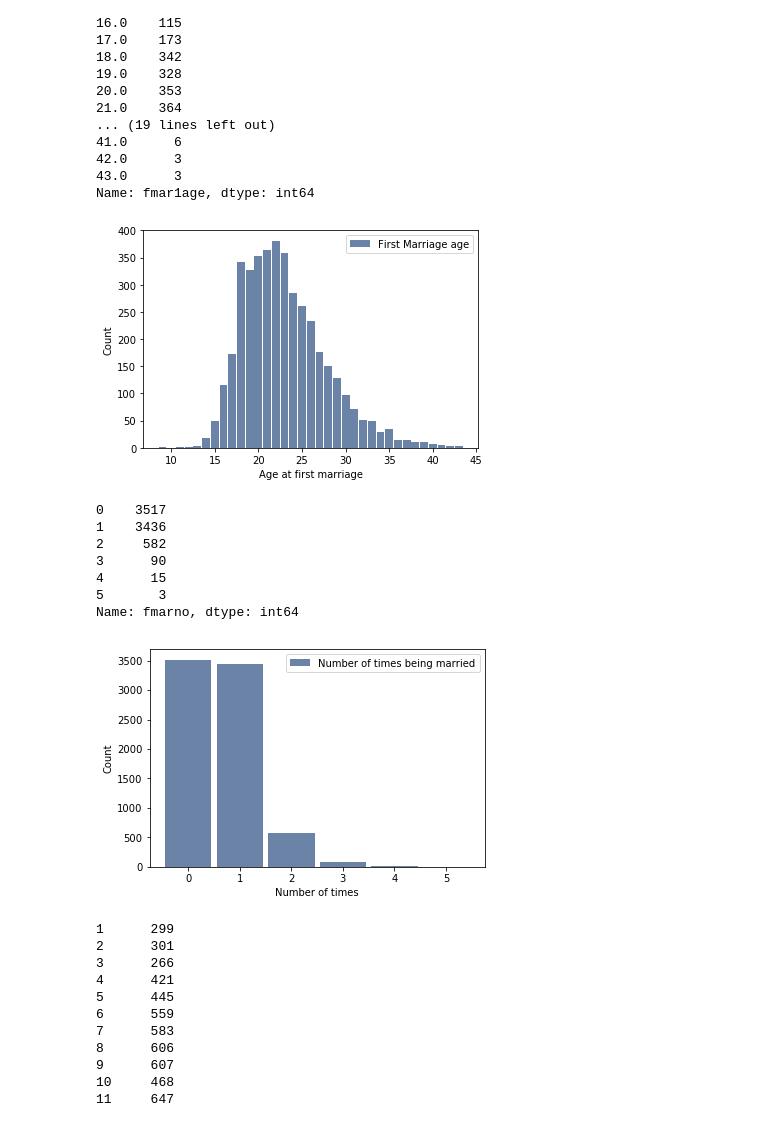
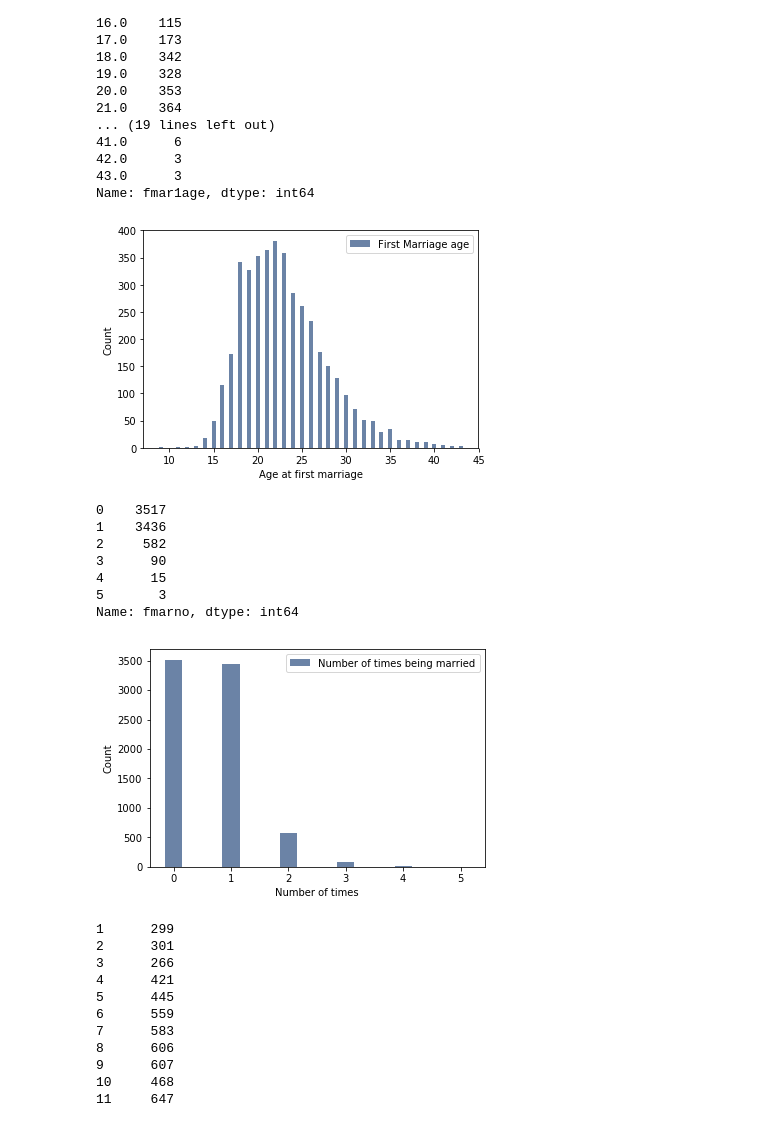
Before and after one commit to amernureddin/CS240, a Jupyter notebook: Week 4 - 5/Week 4 - 5_Homework 2.ipynb, the cells around one changed output. Saved outputs shown, nothing was run; the diff lists cells and outputs as text; code cells hidden in the pictures.

```diff
--- a/Week 4 - 5/Week 4 - 5_Homework 2.ipynb
+++ b/Week 4 - 5/Week 4 - 5_Homework 2.ipynb
@@ -75,10 +75,10 @@ x1
 Name: fmar1age, dtype: int64
 # %%
 hist = thinkstats2.Hist(pres.fmar1age, label='First Marriage age')
-thinkplot.Hist(hist)
+thinkplot.Hist(hist, width = 0.45)
 thinkplot.Config(xlabel='Age at first marriage', ylabel='Count')
 # %% [output]
-[figure, old version]
+[figure, new version]
 # %%
 x2 = pres.fmarno.value_counts().sort_index() # number of mariage and frequencies for each number of mariage sorted by number of mariage
 x2
@@ -92,10 +92,10 @@ x2
 Name: fmarno, dtype: int64
 # %%
 hist = thinkstats2.Hist(pres.fmarno, label='Number of times being married')
-thinkplot.Hist(hist)
+thinkplot.Hist(hist, width = 0.30)
 thinkplot.Config(xlabel='Number of times', ylabel='Count')
 # %% [output]
-[figure, old version]
+[figure, new version]
 # %%
 x3 = pres.totincr.value_counts().sort_index()
 x3
```
Also changed, not shown: parts of 3 cells of this notebook.
